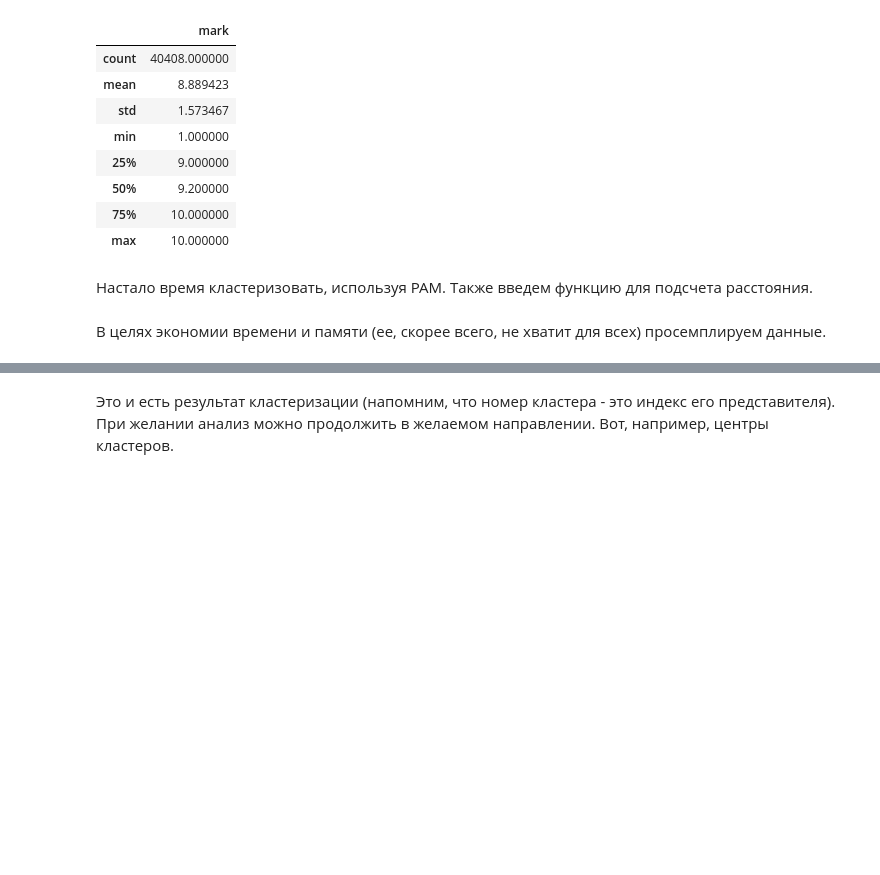
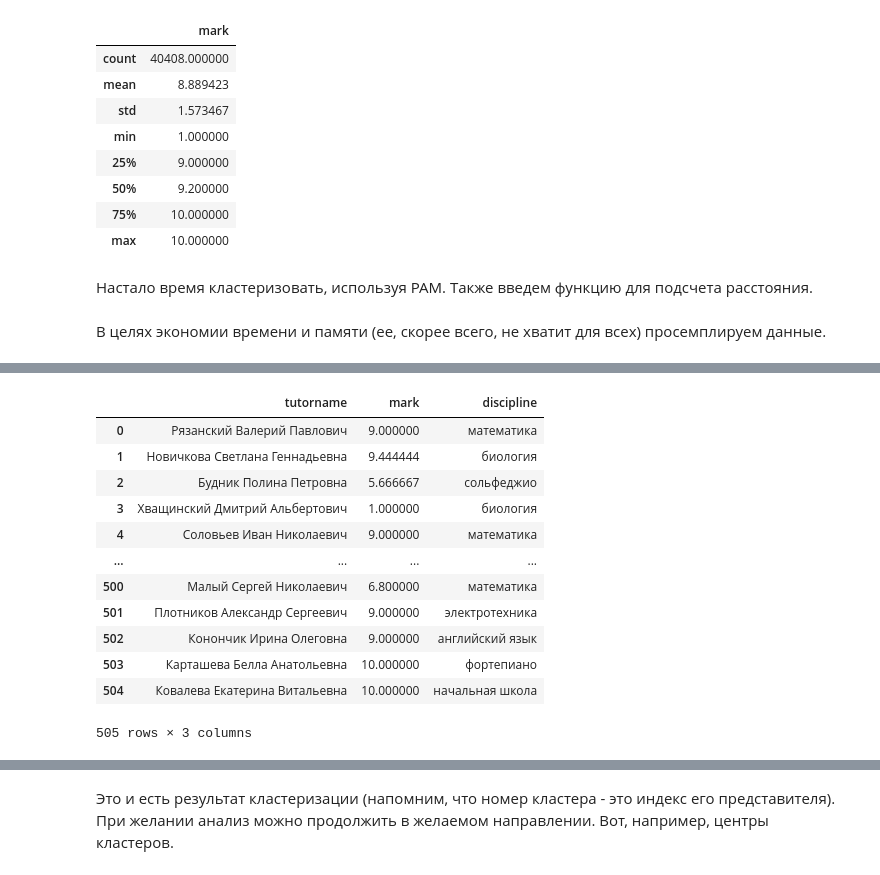
Before and after one commit to ShamerD/Study_Project, a Jupyter notebook: Tutors_clustering.ipynb, the cells around one changed output, grey strips where cells are left out. Saved outputs shown, nothing was run; the diff lists cells and outputs as text; code cells hidden in the pictures; blank space fills up the shorter version.

```diff
--- a/Tutors_clustering.ipynb
+++ b/Tutors_clustering.ipynb
@@ -191,0 +193,16 @@ df_sample['discipline'] = df_str
+# %%
+df_sample
+# %% [output]
+|  | tutorname | mark | discipline |
+| 0 | Рязанский Валерий Павлович | 9.000000 | математика |
+| 1 | Новичкова Светлана Геннадьевна | 9.444444 | биология |
+| 2 | Будник Полина Петровна | 5.666667 | сольфеджио |
+| 3 | Хващинский Дмитрий Альбертович | 1.000000 | биология |
+| 4 | Соловьев Иван Николаевич | 9.000000 | математика |
+| ... | ... | ... | ... |
+| 500 | Малый Сергей Николаевич | 6.800000 | математика |
+| 501 | Плотников Александр Сергеевич | 9.000000 | электротехника |
+| 502 | Конончик Ирина Олеговна | 9.000000 | английский язык |
+| 503 | Карташева Белла Анатольевна | 10.000000 | фортепиано |
+| 504 | Ковалева Екатерина Витальевна | 10.000000 | начальная школа |
+505 rows × 3 columns
```
Also changed, not shown: parts of 8 cells of this notebook, 1 other file.
